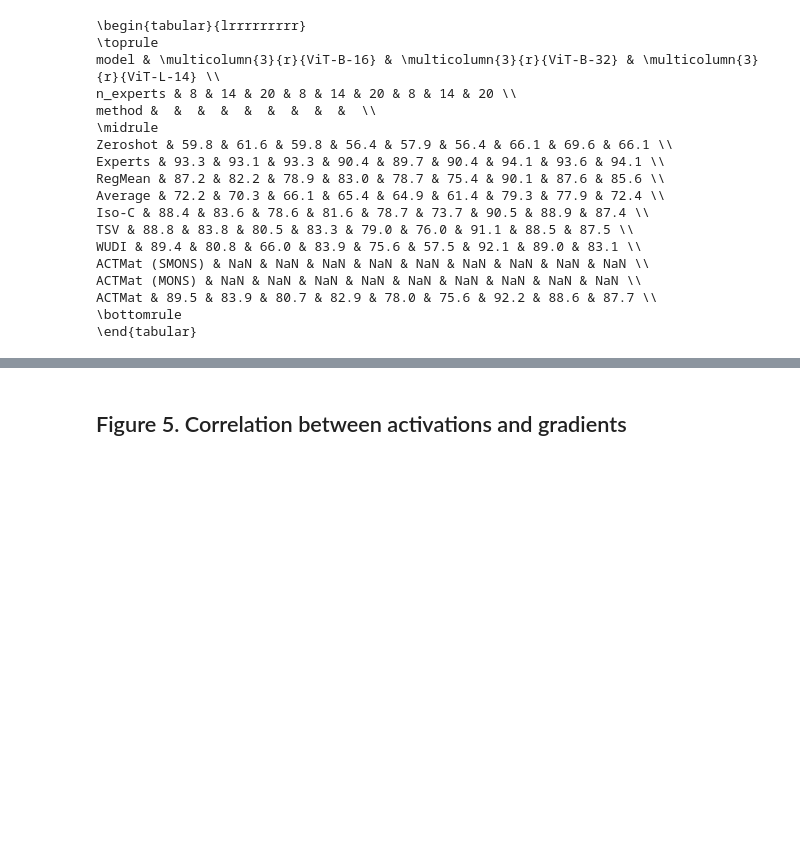
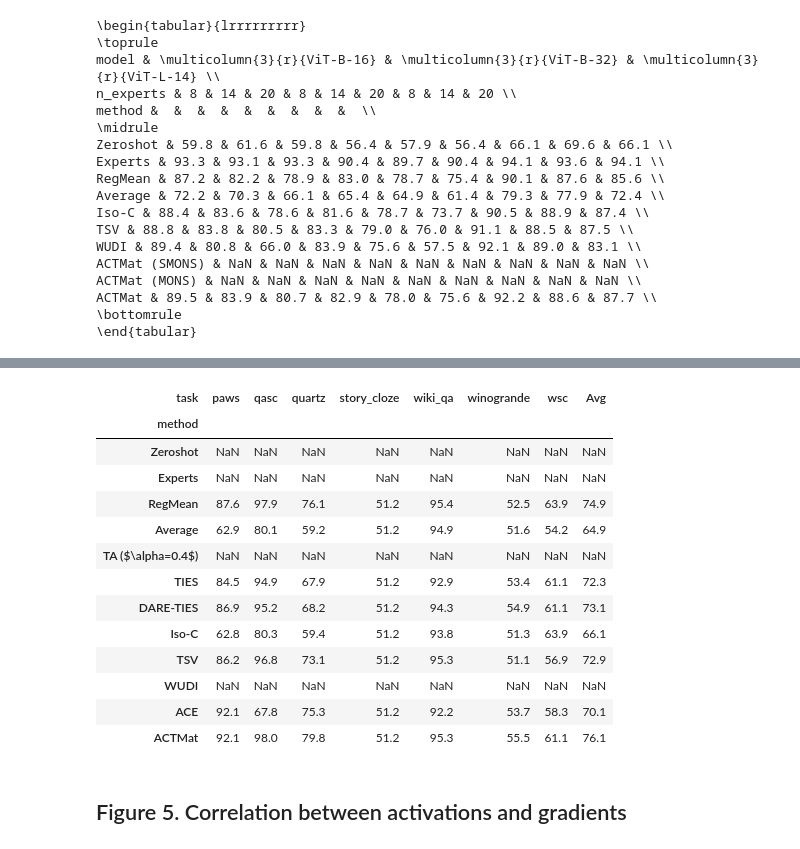
Before and after one commit to marawangamal/actmat, a Jupyter notebook: scripts/analysis.ipynb, the cells around one changed output, grey strips where cells are left out. Saved outputs shown, nothing was run; the diff lists cells and outputs as text; code cells hidden in the pictures; blank space fills up the shorter version.

```diff
--- a/scripts/analysis.ipynb
+++ b/scripts/analysis.ipynb
@@ -975,3 +1179,40 @@ dfp
+# %%
+# Display all methods
+# filter (lora only)
+def format_column(col):
+    ranks = col.rank(method="min", ascending=False)
+    out = col.map(lambda v: f"{v:0.1f}")
+    out = out.where(ranks != 1, out.map(lambda s: f"\\textbf{{{s}}}"))
+    # out = out.where(ranks != 2, out.map(lambda s: f"\\underline{{{s}}}"))
+    return out
+
+
+# set model:
+model = "t5-base"
+columns = ["paws", "qasc", "quartz", "story_cloze", "wiki_qa", "winogrande", "wsc"]
+dfp = df[df["model"] == model].pivot(index="method", columns="task", values="score")
+dfp = (dfp * 100).round(1)
+dfp = dfp[columns]
+dfp["Avg"] = dfp.mean(axis=1).round(1)
+dfp = dfp.reindex([x for x in method_to_method.values()])
+# (Optional: latex)
+# print(dfp.to_latex(float_format="{:0.1f}".format))
+dfp
+# %% [output]
+| task | paws | qasc | quartz | story_cloze | wiki_qa | winogrande | wsc | Avg |
+| method |  |  |  |  |  |  |  |  |
+| Zeroshot | NaN | NaN | NaN | NaN | NaN | NaN | NaN | NaN |
+| Experts | NaN | NaN | NaN | NaN | NaN | NaN | NaN | NaN |
+| RegMean | 87.6 | 97.9 | 76.1 | 51.2 | 95.4 | 52.5 | 63.9 | 74.9 |
+| Average | 62.9 | 80.1 | 59.2 | 51.2 | 94.9 | 51.6 | 54.2 | 64.9 |
+| TA ($\alpha=0.4$) | NaN | NaN | NaN | NaN | NaN | NaN | NaN | NaN |
+| TIES | 84.5 | 94.9 | 67.9 | 51.2 | 92.9 | 53.4 | 61.1 | 72.3 |
+| DARE-TIES | 86.9 | 95.2 | 68.2 | 51.2 | 94.3 | 54.9 | 61.1 | 73.1 |
+| Iso-C | 62.8 | 80.3 | 59.4 | 51.2 | 93.8 | 51.3 | 63.9 | 66.1 |
+| TSV | 86.2 | 96.8 | 73.1 | 51.2 | 95.3 | 51.1 | 56.9 | 72.9 |
+| WUDI | NaN | NaN | NaN | NaN | NaN | NaN | NaN | NaN |
+| ACE | 92.1 | 67.8 | 75.3 | 51.2 | 92.2 | 53.7 | 58.3 | 70.1 |
+| ACTMat | 92.1 | 98.0 | 79.8 | 51.2 | 95.3 | 55.5 | 61.1 | 76.1 |
 # %% [markdown]
 ## Figure 5. Correlation between activations and gradients
 # %% [markdown]
```
Also changed, not shown: parts of 10 cells of this notebook, 31 other files.
